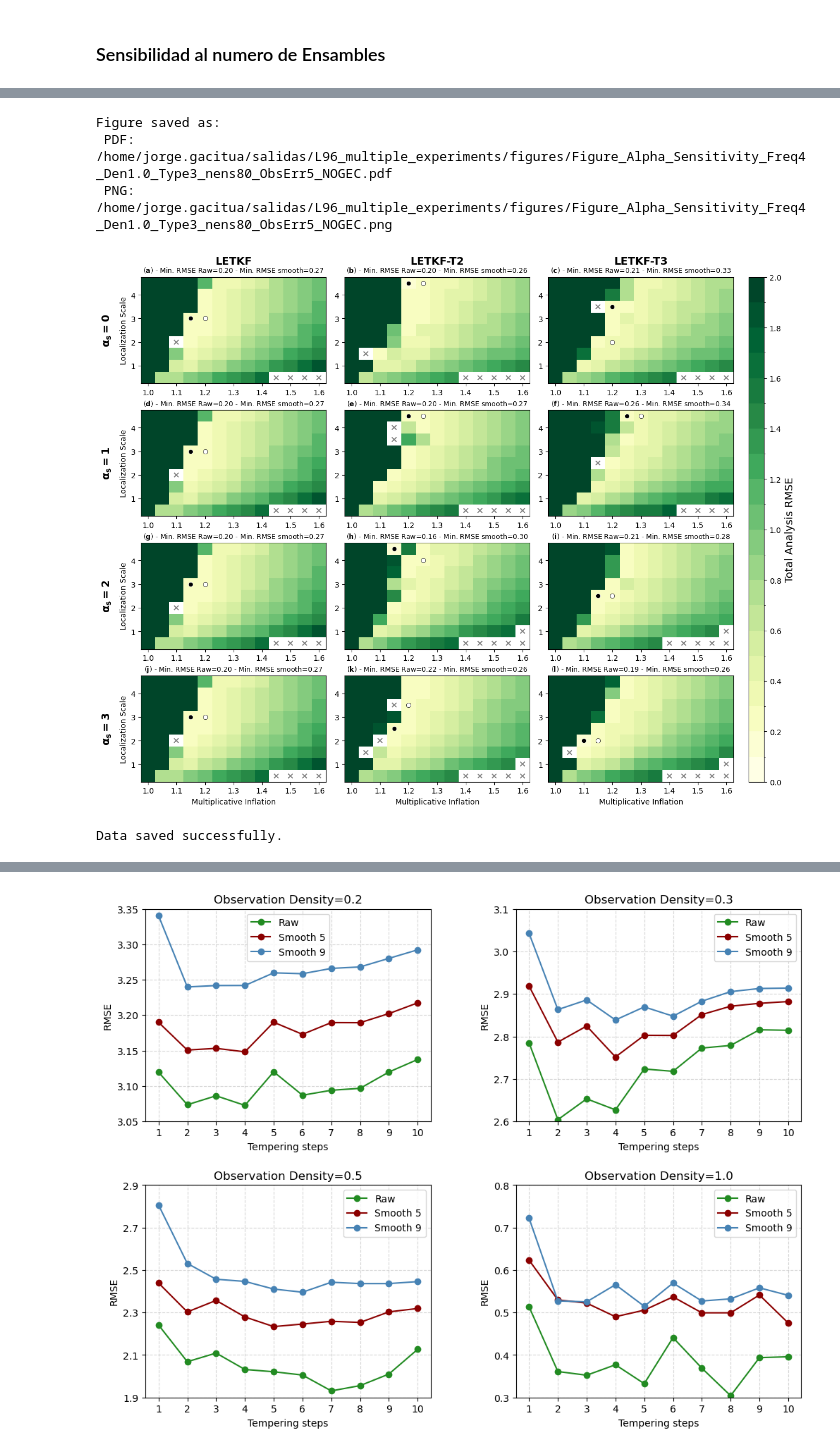
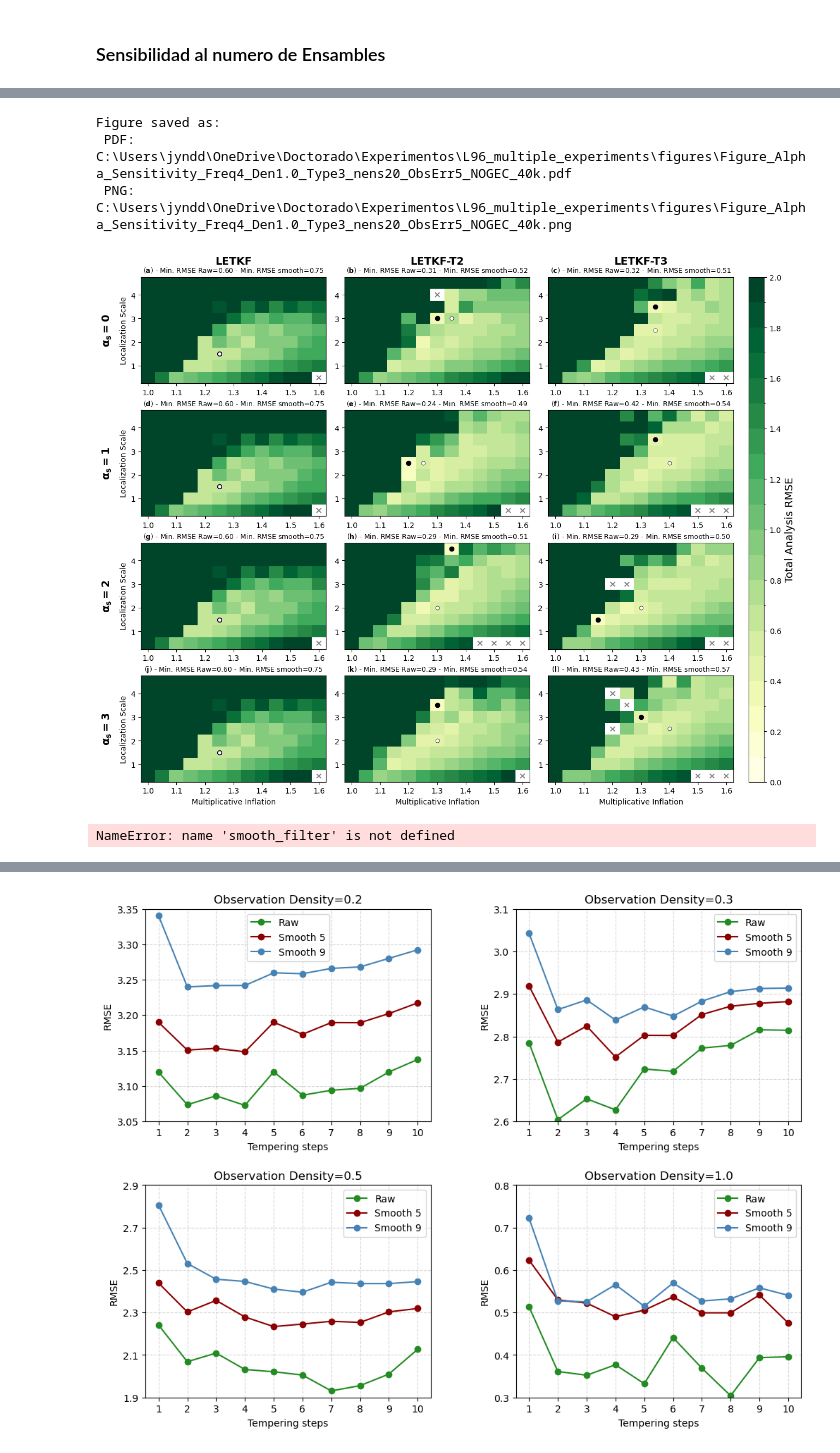
Before and after one commit to jgacituag/L96_multiple_experiments, a Jupyter notebook: codes_figures/RMSE_plots.ipynb, the cells around one changed output, grey strips where cells are left out. Drawn from its saved outputs; the diff is of its cells as text; code cells hidden in the pictures.

```diff
--- a/codes_figures/RMSE_plots.ipynb
+++ b/codes_figures/RMSE_plots.ipynb
@@ -51,6 +51,17 @@ def smooth_filter(arr, size=5):
                 result[i, j] = np.nanmean(neighbors)
 
     return result
+# %%
+work_place = "ubuntu" # 'hydra', 'ubuntu' or 'win'
+if work_place == 'hydra':
+    base_path = r'/home/jorge.gacitua/salidas/L96_multiple_experiments/data/LETKF'
+    output_dir = r'/home/jorge.gacitua/salidas/L96_multiple_experiments/figures'
+elif work_place == 'ubuntu':
+    base_path = r'/media/jgacitua/storage/L96_multiple_experiments/data/LETKF'
+    output_dir = r'/media/jgacitua/storage/L96_multiple_experiments/figures'
+elif work_place == 'win':
+    base_path  = r'C:\Users\jyndd\OneDrive\Doctorado\Experimentos\L96_multiple_experiments\data\LETKF'
+    output_dir = r'C:\Users\jyndd\OneDrive\Doctorado\Experimentos\L96_multiple_experiments\figures'
 # %% [markdown]
 ## Sensibilidad a GEC NO-GEC
 # %%
@@ -502,16 +508,15 @@ import common_function as cf
 import matplotlib.colors as mcolors
 # Configuración
 
-base_path  = r'/home/jorge.gacitua/salidas/L96_multiple_experiments/data/LETKF'
-output_dir = r'/home/jorge.gacitua/salidas/L96_multiple_experiments/figures'
+
 ntemps = [1, 2, 3]
 labels = ['LETKF', 'LETKF-T2', 'LETKF-T3']
 freq = 4
 den = 1.0
 alphas = [0,1,2,3]
-nen = 80
+nen = 20
 ObseErr = '5'
-gec = '_NOGEC'
+gec = '_NOGEC_40k'
 fig, axes = plt.subplots(len(alphas), len(ntemps), figsize=(14, 12),
                          sharex=False, sharey=False,
                          gridspec_kw={'hspace': 0.25, 'wspace': 0.1})
@@ -558,8 +563,8 @@ for i, alpha in enumerate(alphas):
 
             im = ax.pcolormesh(mult_inf_range, loc_scale_range, total_analysis_rmse.T,
                             cmap='YlGn', norm=norm, edgecolors='lightgray', linewidth=0.001)
-            ax.plot(best_mult_inf, best_loc_scale, 'k.', markersize=12, markeredgecolor='white',markeredgewidth=0.5)
-            ax.plot(best_mult_inf_smooth, best_loc_scale_smooth, 'w.', markersize=12, markeredgecolor='black',markeredgewidth=0.5)
+            ax.plot(best_mult_inf, best_loc_scale, 'k.', markersize=15, markeredgecolor='white',markeredgewidth=0.5)
+            ax.plot(best_mult_inf_smooth, best_loc_scale_smooth, 'w.', markersize=10, markeredgecolor='black',markeredgewidth=0.5)
 
             nan_mask = np.isnan(total_analysis_rmse.T)
             for (y, x), is_nan in np.ndenumerate(nan_mask):
@@ -571,55 +576,58 @@ for i, alpha in enumerate(alphas):
             panel_label = rf"$\bf{{{chr(97 + panel_label_counter)}}}$"
             ax.set_title(f"({panel_label}) - Min. RMSE Raw={min_rmse:.2f} - Min. RMSE smooth={min_rmse_smooth:.2f}", fontsize=9)
             panel_label_counter += 1
 
             if j == 0:
                 ax.set_ylabel('Localization Scale', fontsize=10)
             if i == len(alphas) - 1:
                 ax.set_xlabel('Multiplicative Inflation', fontsize=10)
 
 for i, alpha in enumerate(alphas):
     axes[i, 0].annotate(rf"$\bf{{\alpha_s = {alpha}}}$", xy=(-0.15, 0.5), xycoords='axes fraction',
                         rotation=90, va='center', ha='right', fontsize=14, weight='bold')
 for j, t in enumerate(ntemps):
     axes[0, j].annotate(labels[j], xy=(0.5, 1.15), xycoords='axes fraction',
                         va='center', ha='center', fontsize=14, weight='bold')
 cbar = fig.colorbar(im, cax=cbar_ax,ticks=np.arange(0, 2.2, 0.2))
 cbar.set_label('Total Analysis RMSE', fontsize=14)
 
 os.makedirs(output_dir, exist_ok=True)
 figname = f"Figure_Alpha_Sensitivity_Freq{freq}_Den{den}_Type3_nens{nen}_ObsErr{ObseErr}{gec}"
 output_pdf = os.path.join(output_dir, f"{figname}.pdf")
 output_png = os.path.join(output_dir, f"{figname}.png")
 
 plt.savefig(output_pdf, dpi=300, bbox_inches='tight', format='pdf')
 plt.savefig(output_png, dpi=300, bbox_inches='tight', format='png')
 #plt.show()
 
 print(f"Figure saved as: \n PDF: {output_pdf} \n PNG: {output_png}")
 # %% [output]
 Figure saved as:
- PDF: /home/jorge.gacitua/salidas/L96_multiple_experiments/figures/Figure_Alpha_Sensitivity_Freq4_Den1.0_Type3_nens80_ObsErr5_NOGEC.pdf
- PNG: /home/jorge.gacitua/salidas/L96_multiple_experiments/figures/Figure_Alpha_Sensitivity_Freq4_Den1.0_Type3_nens80_ObsErr5_NOGEC.png
+ PDF: C:\Users\jyndd\OneDrive\Doctorado\Experimentos\L96_multiple_experiments\figures\Figure_Alpha_Sensitivity_Freq4_Den1.0_Type3_nens20_ObsErr5_NOGEC_40k.pdf
+ PNG: C:\Users\jyndd\OneDrive\Doctorado\Experimentos\L96_multiple_experiments\figures\Figure_Alpha_Sensitivity_Freq4_Den1.0_Type3_nens20_ObsErr5_NOGEC_40k.png
-[figure, old version]
+[figure, new version]
 # %%
+import numpy as np
+import os
+import common_function as cf
+
 Freq = 4
 Den = 1.0
 ObseErr = '5'
-nens_labels = np.array([10, 20, 40, 60, 80,100])
+nens_labels = np.array([20])#np.array([10, 20, 40, 60, 80,100])
 alpha_range = np.array([0, 1, 2, 3])
 n_alpha = len(alpha_range)
 n_nens = len(nens_labels)
 best_inflation = np.empty((n_nens, n_alpha, 3))  # 3 methods: LETKF, T2, T3
 best_localization = np.empty((n_nens, n_alpha, 3))
 rmse_values = np.empty((n_nens, n_alpha, 3))  # 3 methods: LETKF, T2, T3
+gec = 'NOGEC_80k'
 
-base_path  = r'/home/jorge.gacitua/salidas/L96_multiple_experiments/data/LETKF'
-output_dir = r'/home/jorge.gacitua/salidas/L96_multiple_experiments/figures'
 
 for k, method_idx in enumerate([0, 1, 2]):  # LETKF, T2, T3
     for iens, nens in enumerate(nens_labels):
         for ialpha, alpha in enumerate(alpha_range):
-            filename = f"LETKF_Paper_Nature_Freq{Freq}_Den{Den}_Type3_ObsErr{ObseErr}_Nens{nens}_NTemp{method_idx+1}_alpha{alpha}_NOGEC.npz"
+            filename = f"LETKF_Paper_Nature_Freq{Freq}_Den{Den}_Type3_ObsErr{ObseErr}_Nens{nens}_NTemp{method_idx+1}_alpha{alpha}_{gec}.npz"
             filepath = os.path.join(base_path, filename)
 
             if os.path.exists(filepath):
@@ -643,8 +651,8 @@ for k, method_idx in enumerate([0, 1, 2]):  # LETKF, T2, T3
                 best_inflation[iens, ialpha, k] = np.nan
                 best_localization[iens, ialpha, k] = np.nan
                 rmse_values[iens, ialpha, k] = np.nan
-np.savez(os.path.join(base_path, f"rmse_values_smooth_Freq{Freq}_Den{Den}_ObsErr{ObseErr}_percentage.npz"),
+np.savez(os.path.join(base_path, f"rmse_values_smooth_Freq{Freq}_Den{Den}_ObsErr{ObseErr}_Nens{nens}_{gec}.npz"),
             rmse_values=rmse_values,loc_inflation=best_inflation, loc_scale=best_localization, nens_labels=nens_labels, alpha_range=alpha_range)
 print("Data saved successfully.")
 # %% [output]
-Data saved successfully.
+NameError: name 'smooth_filter' is not defined
```
Also changed, not shown: parts of 11 cells of this notebook, 9 other files.
